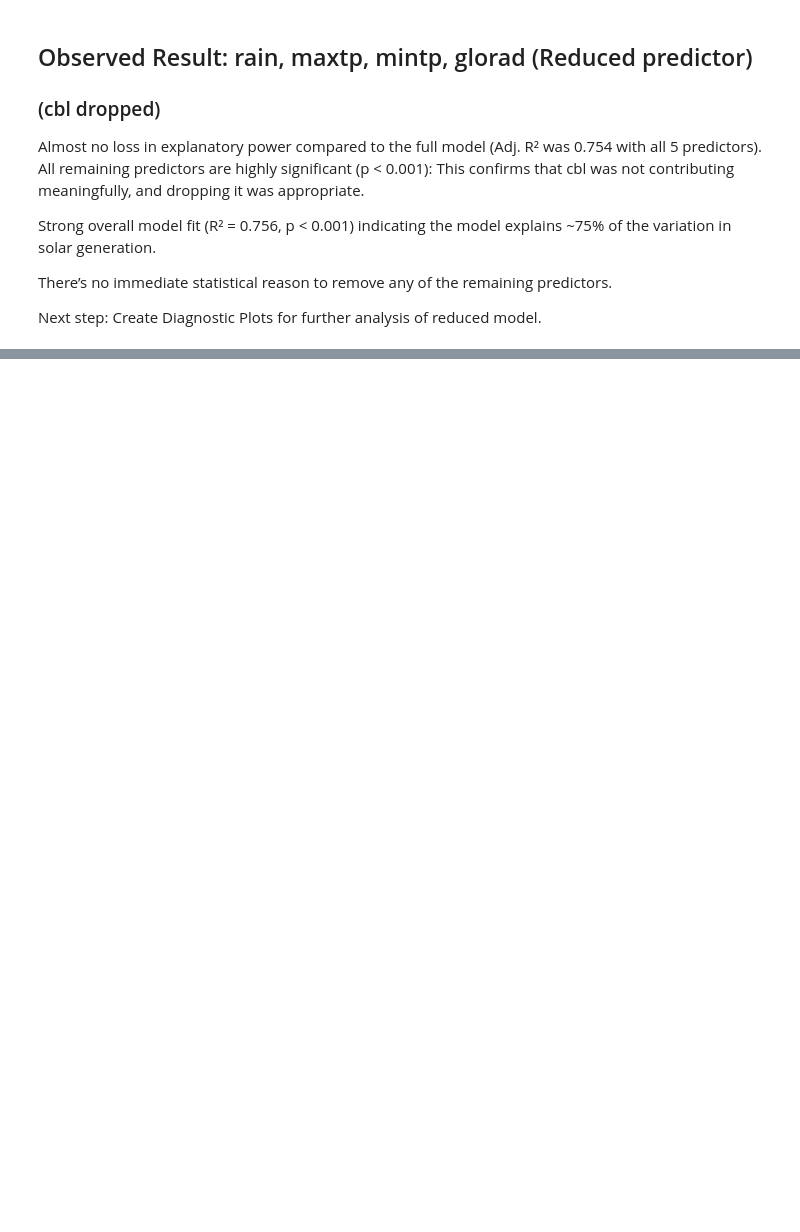
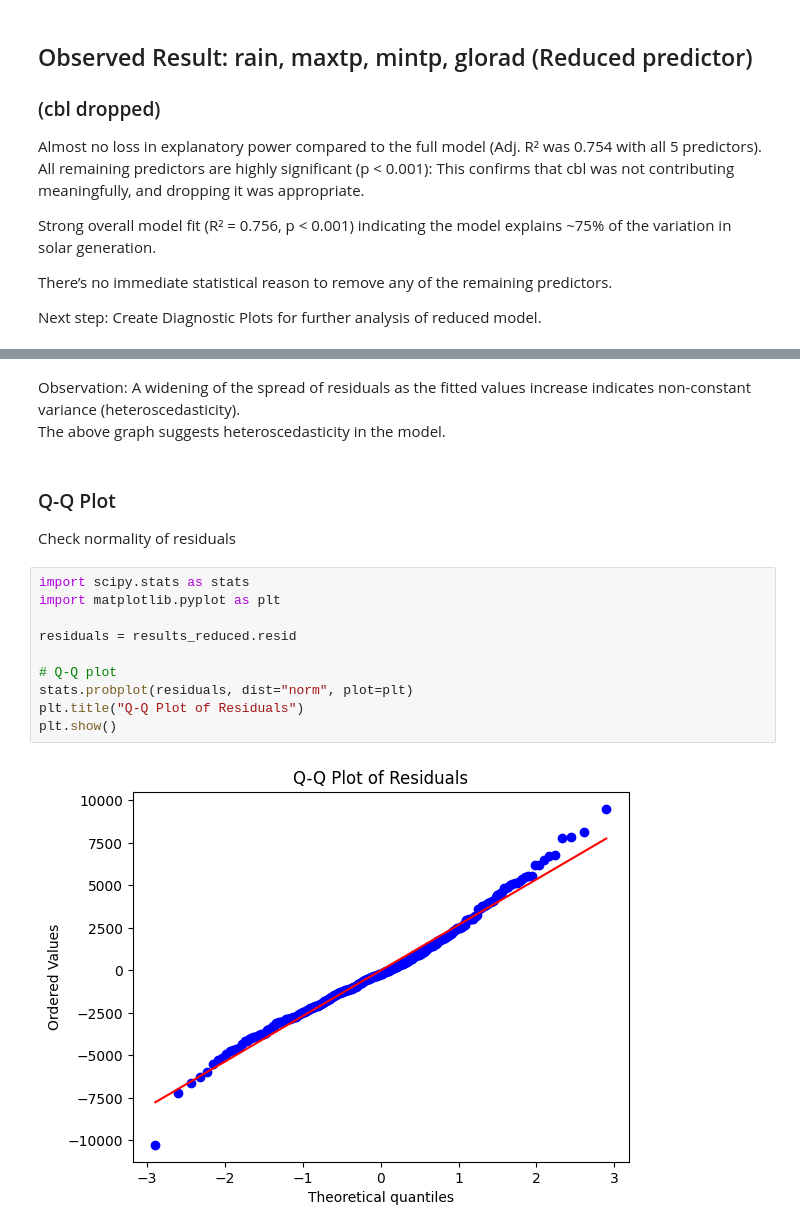
Before and after one commit to MatthieuGlemarec/SolarCast, a Jupyter notebook: Notebooks/02_Exploratory_Data_Analysis.ipynb, the cells around one changed output, grey strips where cells are left out. Drawn from its saved outputs; the diff is of its cells as text; blank space fills up the shorter version.

```diff
--- a/Notebooks/02_Exploratory_Data_Analysis.ipynb
+++ b/Notebooks/02_Exploratory_Data_Analysis.ipynb
@@ -274,0 +321,18 @@ Next step: Create Diagnostic Plots for further analysis of reduced model.
+# %% [markdown]
+Observation: A widening of the spread of residuals as the fitted values increase indicates non-constant variance (heteroscedasticity).
+The above graph suggests heteroscedasticity in the model.
+# %% [markdown]
+### Q-Q Plot
+Check normality of residuals
+# %%
+import scipy.stats as stats
+import matplotlib.pyplot as plt
+
+residuals = results_reduced.resid
+
+# Q-Q plot
+stats.probplot(residuals, dist="norm", plot=plt)
+plt.title("Q-Q Plot of Residuals")
+plt.show()
+# %% [output]
+[figure, added]
```
Also changed, not shown: parts of 25 cells of this notebook.
